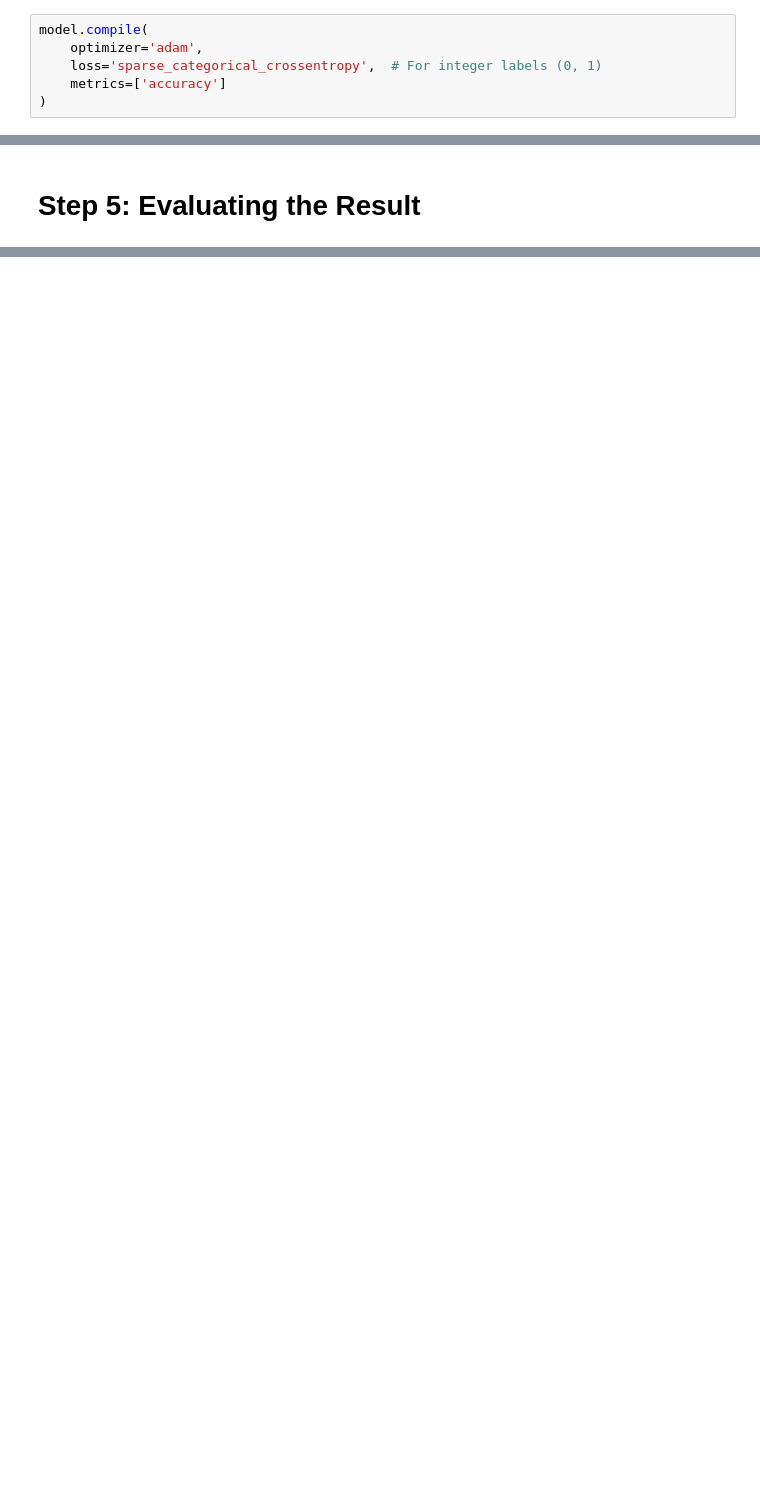
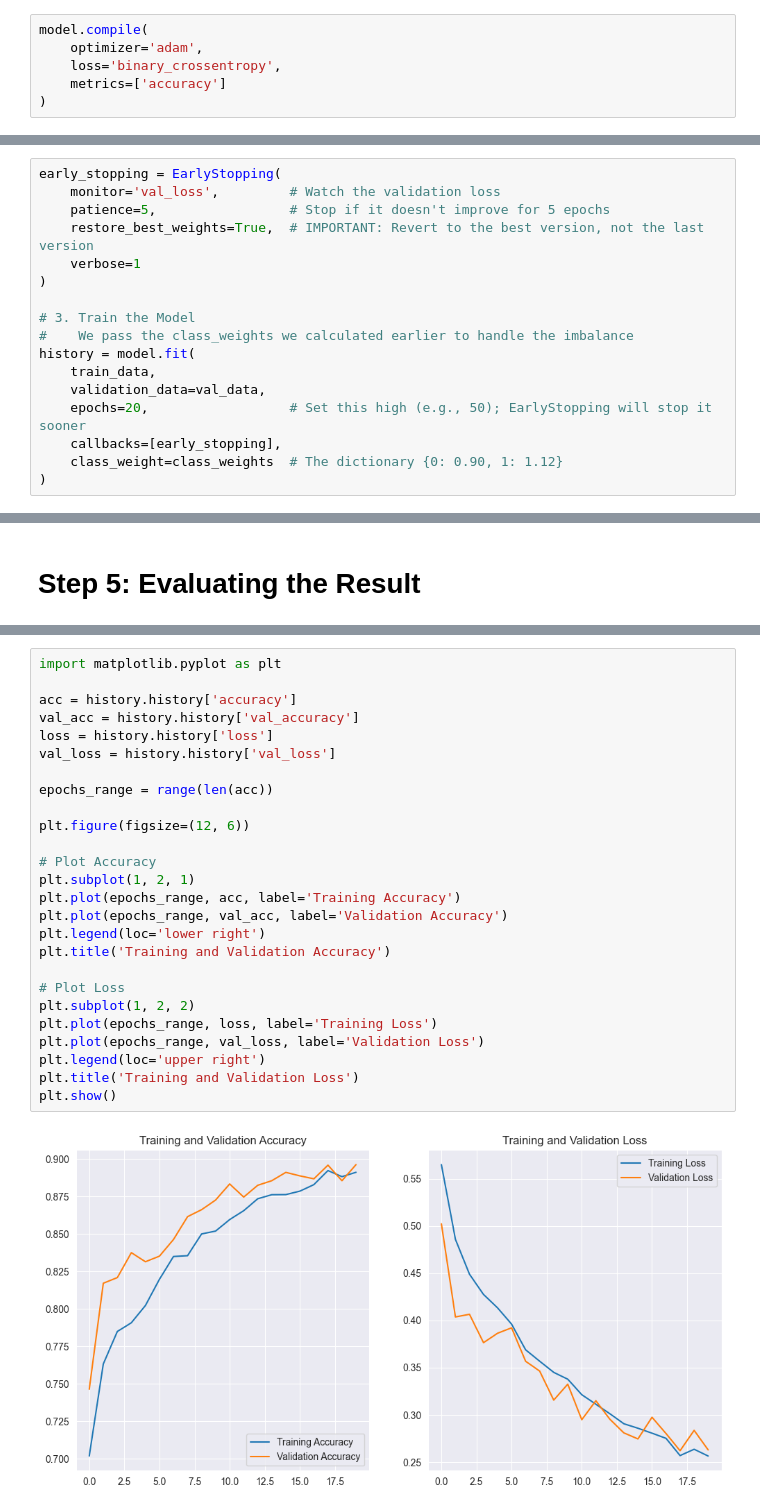
Before and after one commit to GeorgeBonilla-1/AI-Art-Detection, a Jupyter notebook: main.ipynb, the cells around one changed output, grey strips where cells are left out. Saved outputs shown, nothing was run; the diff lists cells and outputs as text; blank space fills up the shorter version.

```diff
--- a/main.ipynb
+++ b/main.ipynb
@@ -235,6 +275,6 @@ model.summary()
 # %%
 model.compile(
     optimizer='adam',
-    loss='sparse_categorical_crossentropy',  # For integer labels (0, 1)
+    loss='binary_crossentropy',
     metrics=['accuracy']
 )
@@ -251,2 +281,19 @@ history = model.fit(
 # %% [markdown]
 # Step 4: Train the Model
+# %%
+early_stopping = EarlyStopping(
+    monitor='val_loss',         # Watch the validation loss
+    patience=5,                 # Stop if it doesn't improve for 5 epochs
+    restore_best_weights=True,  # IMPORTANT: Revert to the best version, not the last version
+    verbose=1
+)
+
+# 3. Train the Model
+#    We pass the class_weights we calculated earlier to handle the imbalance
+history = model.fit(
+    train_data,
+    validation_data=val_data,
+    epochs=20,                  # Set this high (e.g., 50); EarlyStopping will stop it sooner
+    callbacks=[early_stopping],
+    class_weight=class_weights  # The dictionary {0: 0.90, 1: 1.12}
+)
@@ -277,3 +320,31 @@ plt.grid(True, alpha=0.3)
+# %%
+import matplotlib.pyplot as plt
+
+acc = history.history['accuracy']
+val_acc = history.history['val_accuracy']
+loss = history.history['loss']
+val_loss = history.history['val_loss']
+
+epochs_range = range(len(acc))
+
+plt.figure(figsize=(12, 6))
+
+# Plot Accuracy
+plt.subplot(1, 2, 1)
+plt.plot(epochs_range, acc, label='Training Accuracy')
+plt.plot(epochs_range, val_acc, label='Validation Accuracy')
+plt.legend(loc='lower right')
+plt.title('Training and Validation Accuracy')
+
+# Plot Loss
+plt.subplot(1, 2, 2)
+plt.plot(epochs_range, loss, label='Training Loss')
+plt.plot(epochs_range, val_loss, label='Validation Loss')
+plt.legend(loc='upper right')
+plt.title('Training and Validation Loss')
+plt.show()
+# %% [output]
+[figure, added]
 # %%
 # ========== 2. Print Final Metrics ==========
 final_train_acc = history.history['accuracy'][-1]
```
Also changed, not shown: parts of 15 cells of this notebook, 1 other file.
